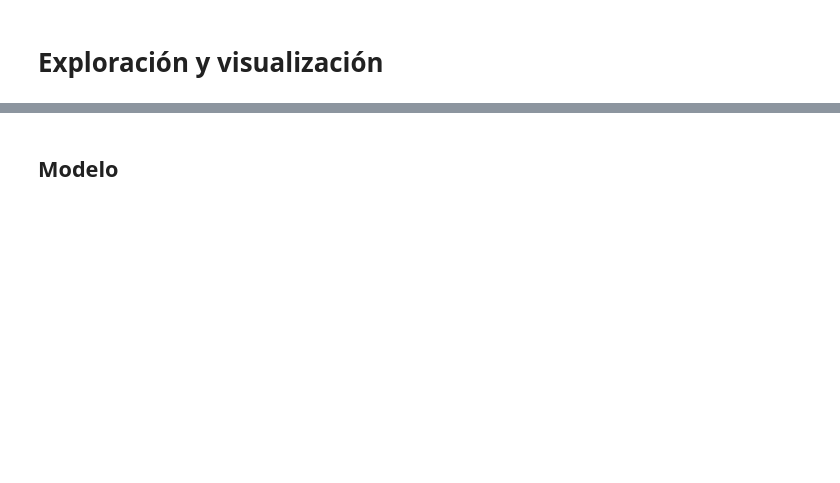
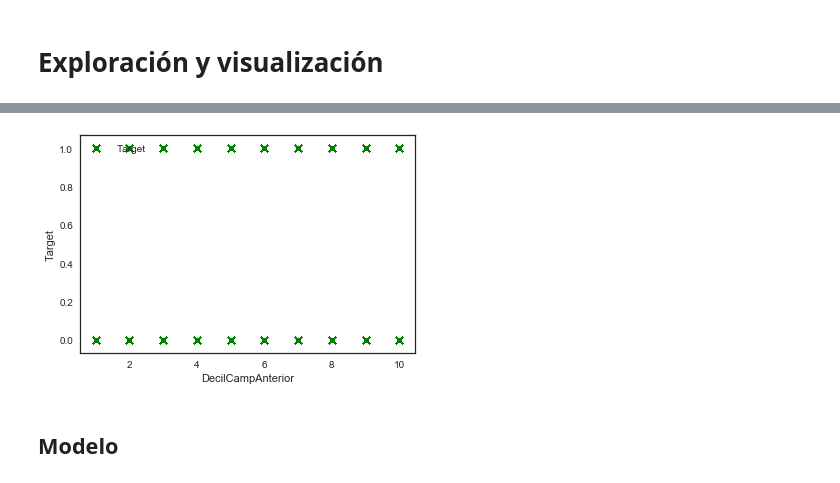
Before and after one commit to carlosfg97/pdp, a Jupyter notebook: ModeloPDP.ipynb, the cells around one changed output, grey strips where cells are left out. Drawn from its saved outputs; the diff is of its cells as text; code cells hidden in the pictures; blank space fills up the shorter version.

```diff
--- a/ModeloPDP.ipynb
+++ b/ModeloPDP.ipynb
@@ -163,3 +171,14 @@ corr_1(df2)
+# %%
+import matplotlib.pyplot as plt
+import matplotlib
+
+plt.scatter(df2.DecilCampAnterior, df2.Target, c="g", alpha=0.05, marker='x')
+plt.xlabel("DecilCampAnterior")
+plt.ylabel("Target")
+plt.legend(loc=2)
+plt.show()
+# %% [output]
+[figure, added]
 # %% [markdown]
 ## Modelo
 # %%
```
Also changed, not shown: parts of 28 cells of this notebook, 2 other files.
